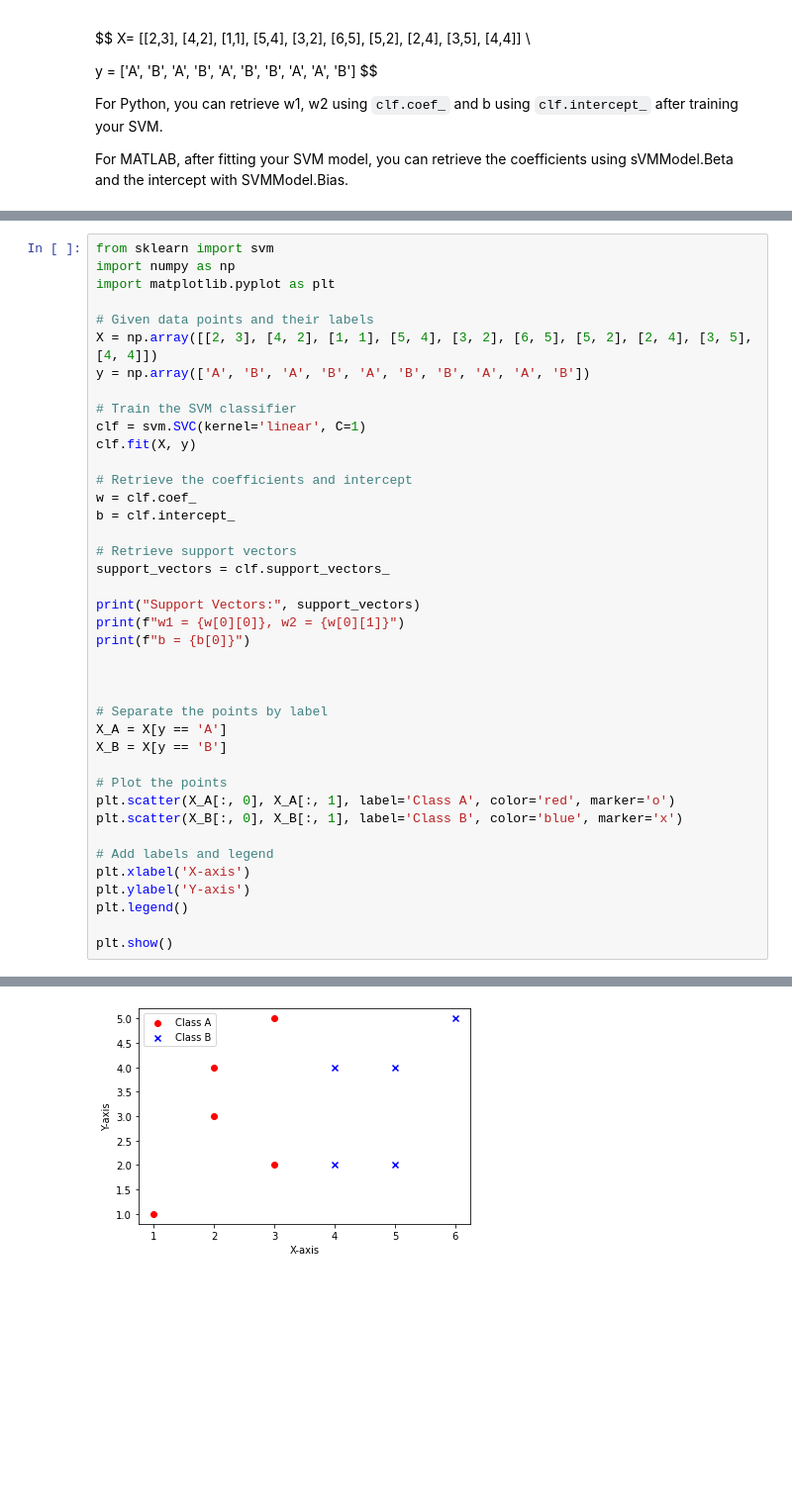
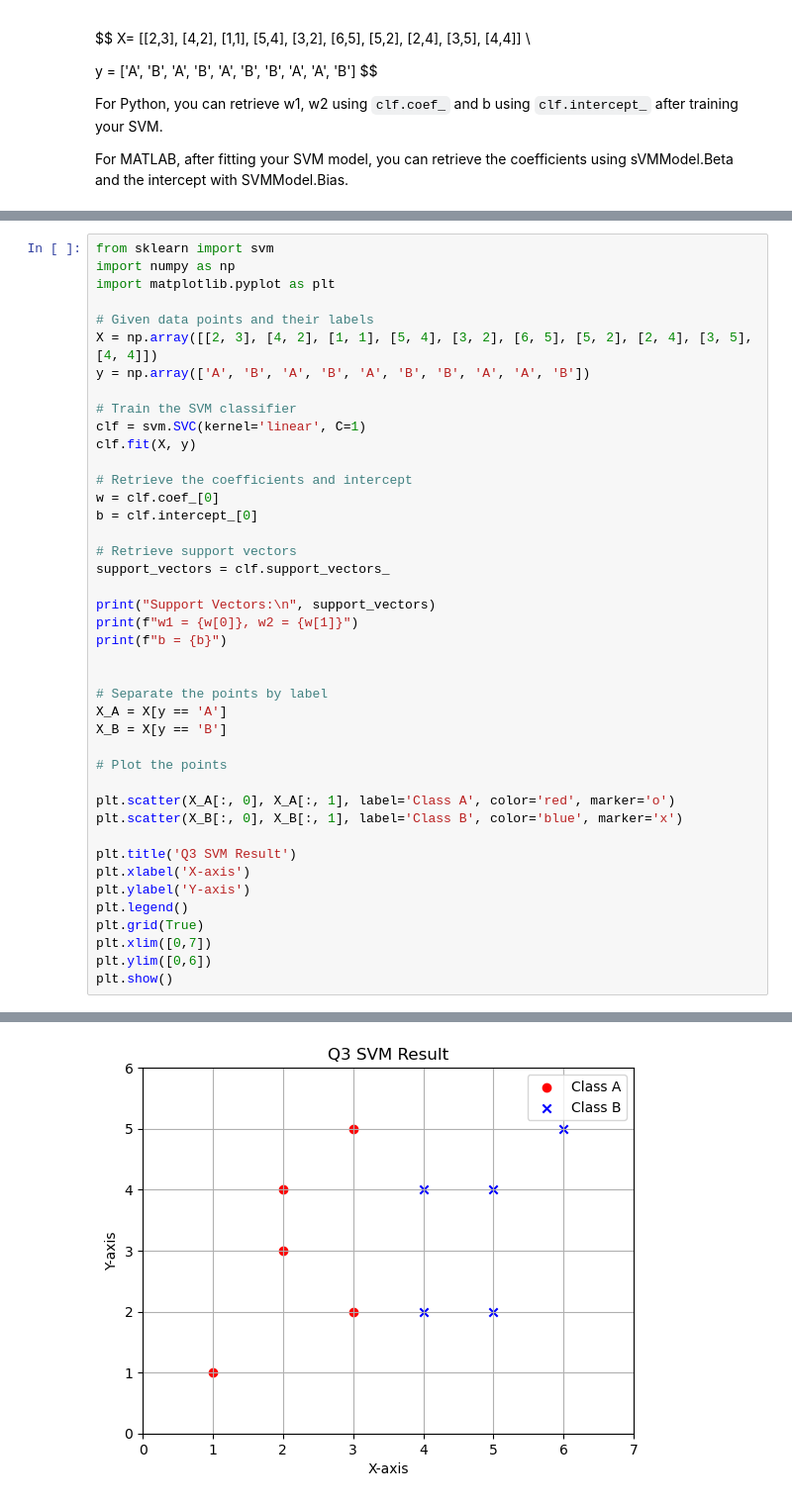
Before and after one commit to Everloom-129/ECE449_MachineLearning, a Jupyter notebook: Assignment/hw1/classical_ml.ipynb, the cells around one changed output, grey strips where cells are left out. Shown at 99% size. Cells and saved outputs as stored; diff of their text form; blank space fills up the shorter version.

```diff
--- a/Assignment/hw1/classical_ml.ipynb
+++ b/Assignment/hw1/classical_ml.ipynb
@@ -104,16 +259,15 @@ clf = svm.SVC(kernel='linear', C=1)
 clf.fit(X, y)
 
 # Retrieve the coefficients and intercept
-w = clf.coef_
-b = clf.intercept_
+w = clf.coef_[0]
+b = clf.intercept_[0]
 
 # Retrieve support vectors
 support_vectors = clf.support_vectors_
 
-print("Support Vectors:", support_vectors)
-print(f"w1 = {w[0][0]}, w2 = {w[0][1]}")
-print(f"b = {b[0]}")
-
+print("Support Vectors:\n", support_vectors)
+print(f"w1 = {w[0]}, w2 = {w[1]}")
+print(f"b = {b}")
 
 
 # Separate the points by label
@@ -121,13 +275,16 @@ X_A = X[y == 'A']
 X_B = X[y == 'B']
 
 # Plot the points
+
 plt.scatter(X_A[:, 0], X_A[:, 1], label='Class A', color='red', marker='o')
 plt.scatter(X_B[:, 0], X_B[:, 1], label='Class B', color='blue', marker='x')
 
-# Add labels and legend
+plt.title('Q3 SVM Result')
 plt.xlabel('X-axis')
 plt.ylabel('Y-axis')
 plt.legend()
-
+plt.grid(True)
+plt.xlim([0,7])
+plt.ylim([0,6])
 plt.show()
 # %% [output]
@@ -135,6 +293,6 @@ Support Vectors: [[3. 2.]
  [3. 5.]
  [4. 2.]
  [4. 4.]]
 w1 = 1.7000000000000002, w2 = -0.09999999999999964
 b = -5.6
-[figure, old version]
+[figure, new version]
```
Also changed, not shown: parts of 15 cells of this notebook.
